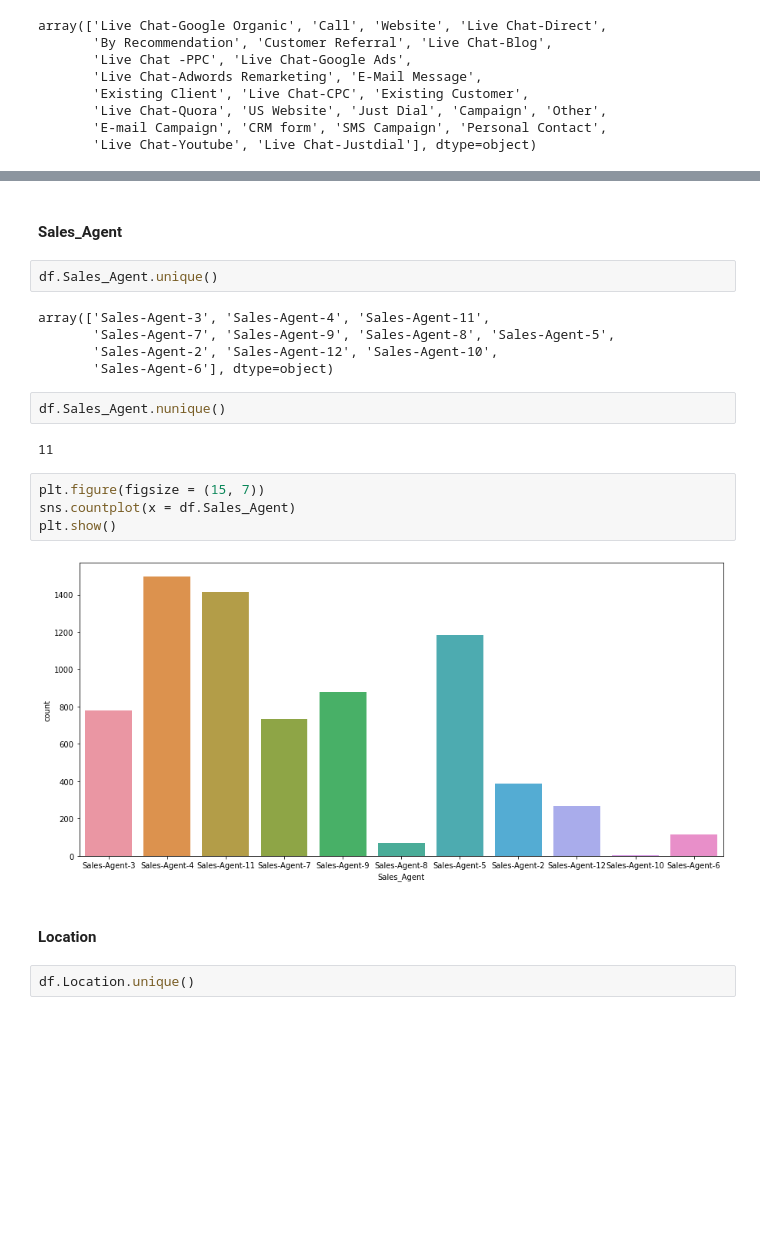
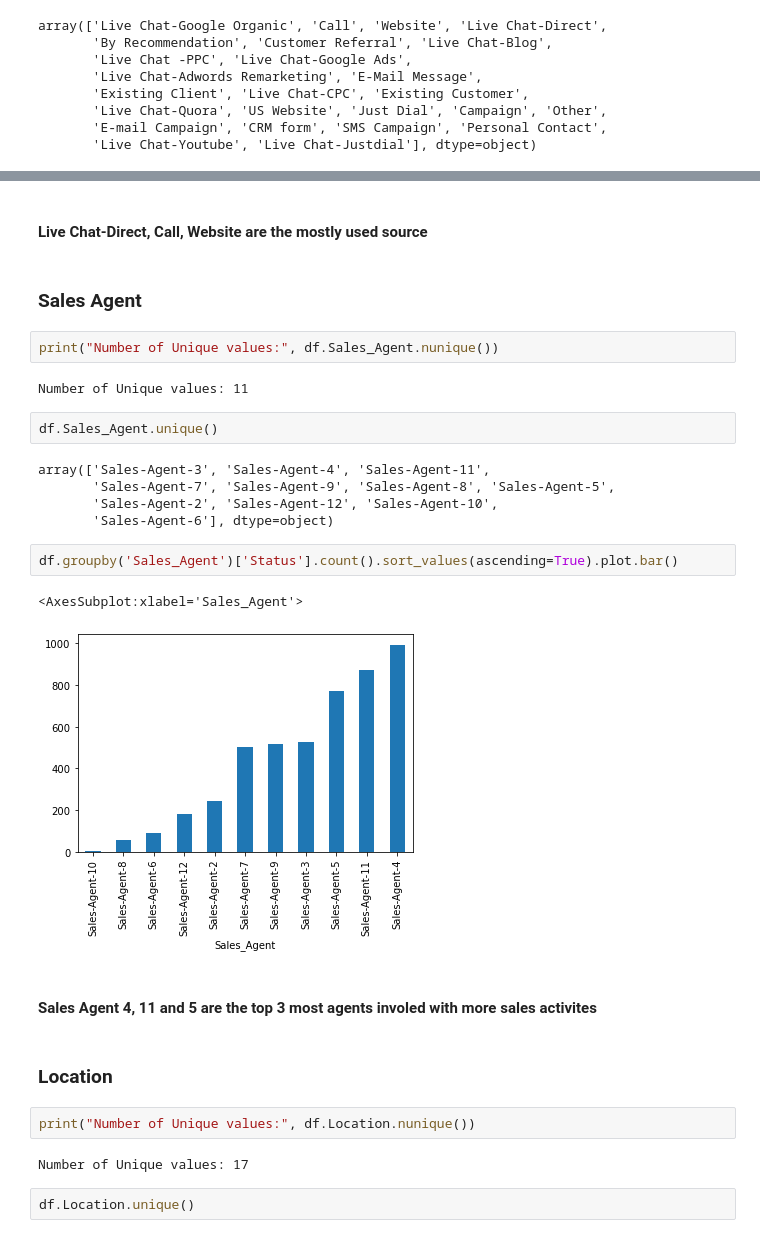
Before and after one commit to krishnikaarun/Sales-Effectiveness, a Jupyter notebook: PM-PR-0019-SalesEffectiveness.ipynb, the cells around one changed output, grey strips where cells are left out. Saved outputs shown, nothing was run; the diff lists cells and outputs as text; blank space fills up the shorter version.

```diff
--- a/PM-PR-0019-SalesEffectiveness.ipynb
+++ b/PM-PR-0019-SalesEffectiveness.ipynb
@@ -117,5 +197,11 @@ df.groupby('Source')['Status'].count().sort_values(ascending=True).plot.bar()
-# %% [markdown]
-#### Sales_Agent
+# %% [markdown]
+#### Live Chat-Direct, Call, Website are the mostly used source
+# %% [markdown]
+### Sales Agent
+# %%
+print("Number of Unique values:", df.Sales_Agent.nunique())
+# %% [output]
+Number of Unique values: 11
 # %%
 df.Sales_Agent.unique()
 # %% [output]
@@ -123,18 +209,19 @@ array(['Sales-Agent-3', 'Sales-Agent-4', 'Sales-Agent-11',
        'Sales-Agent-7', 'Sales-Agent-9', 'Sales-Agent-8', 'Sales-Agent-5',
        'Sales-Agent-2', 'Sales-Agent-12', 'Sales-Agent-10',
        'Sales-Agent-6'], dtype=object)
-# %%
-df.Sales_Agent.nunique()
-# %% [output]
-11
-# %%
-plt.figure(figsize = (15, 7))
-sns.countplot(x = df.Sales_Agent)
-plt.show()
-# %% [output]
-[figure, removed]
+# %%
+df.groupby('Sales_Agent')['Status'].count().sort_values(ascending=True).plot.bar()
+# %% [output]
+<AxesSubplot:xlabel='Sales_Agent'>
+[figure, added]
+# %% [markdown]
+#### Sales Agent 4, 11 and 5 are the top 3 most agents involed with more sales activites
 # %% [markdown]
-#### Location
+### Location
+# %%
+print("Number of Unique values:", df.Location.nunique())
+# %% [output]
+Number of Unique values: 17
 # %%
 df.Location.unique()
 # %% [output]
```
Also changed, not shown: parts of 75 cells of this notebook.
